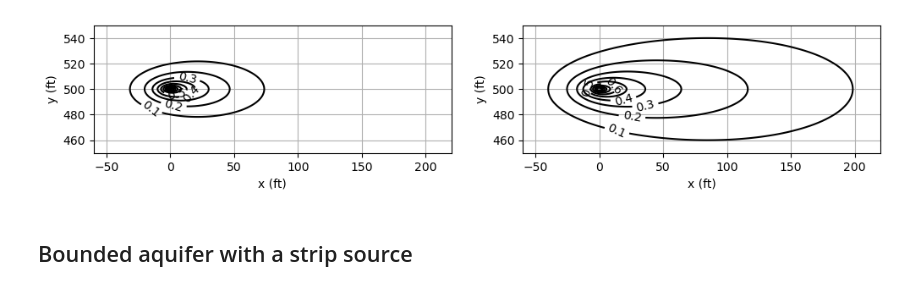
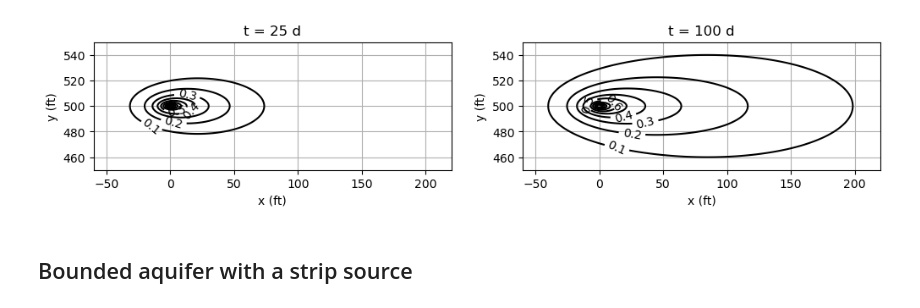
Before and after one commit to cneyens/adepy, a Jupyter notebook: doc/examples/02_uniform_2D.ipynb, the cells around one changed output. Drawn from its saved outputs; the diff is of its cells as text; code cells hidden in the pictures.

```diff
--- a/doc/examples/02_uniform_2D.ipynb
+++ b/doc/examples/02_uniform_2D.ipynb
@@ -10,37 +26,41 @@ import matplotlib.pyplot as plt
 
 %matplotlib inline
 # %%
+# Import the 2D solution for solute transport for a continuous point source in an infinite aquifer
 from adepy.uniform import point2
 
-Q = 1250
-B = 100
+Q = 1250 # injection rate, ft³/d
+B = 100  # aquifer thickness, ft
 
-v = 2
-al = 30
-ah = 6
-c0 = 1000
-xc = 0
-yc = 500
-n = 0.25
+v = 2 # # linear groundwater flow velocity, ft/h
+al = 30 # longitudinal dispersivity, ft
+ah = 6 # horizontal transverse dispersivity, ft
+c0 = 1000 # injection concentration
+xc = 0 # point source x-coordinate
+yc = 500 # point source y-coordinate
+n = 0.25 # aquifer porosity, -
 
-Qa = Q / B
+Qa = Q / B # injection rate per unit aquifer thickness, ft²/d
 
+# Set the output x-y coordinates and t values
 x, y = np.meshgrid(np.linspace(-60, 220, 100), np.linspace(450, 550, 100))
 t = [25, 100]
 
+# calculate and plot the normalized concentrations at two times
 c = []
 fig, ax = plt.subplots(1, len(t), figsize=(12, 4))
 
 for i, ti in enumerate(t):
     c.append(point2(c0, x, y, ti, v, n, al, ah, Qa, xc, yc))
     cs = ax[i].contour(x, y, c[i] / c0, colors="black", levels=np.arange(0.1, 1.1, 0.1))
     ax[i].clabel(cs, fmt="%.1f")
     ax[i].set_aspect(1.0)
     ax[i].set_xlabel("x (ft)")
     ax[i].set_ylabel("y (ft)")
     ax[i].grid()
+    ax[i].set_title(f't = {ti} d')
 # %% [output]
-[figure, old version]
+[figure, new version]
 # %% [markdown]
 ## Bounded aquifer with a strip source
 # %%
```
Also changed, not shown: parts of 5 cells of this notebook, 2 other files.
